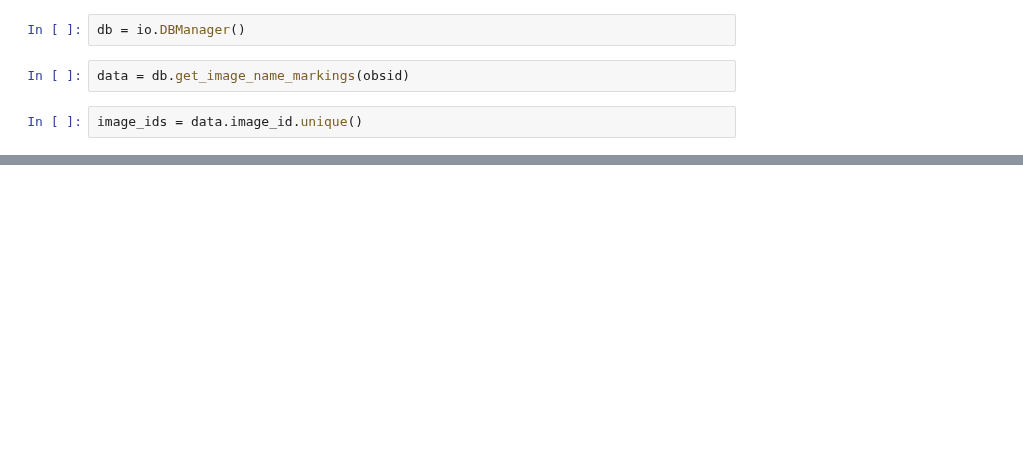
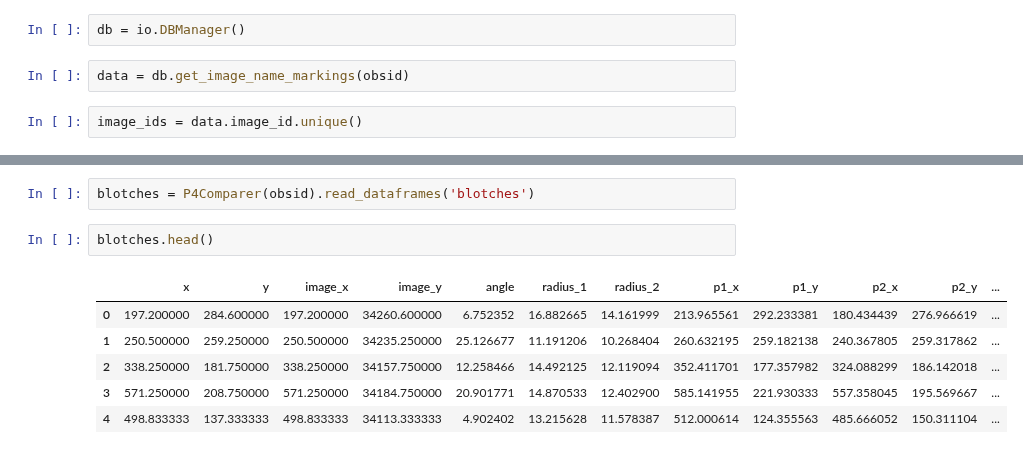
Before and after one commit to michaelaye/planet4, a Jupyter notebook: notebooks/Overlap issue GH45.ipynb, the cells around one changed output, grey strips where cells are left out. Cells and saved outputs as stored; diff of their text form; blank space fills up the shorter version.

```diff
--- a/notebooks/Overlap issue GH45.ipynb
+++ b/notebooks/Overlap issue GH45.ipynb
@@ -73,0 +182,11 @@ p4id.plot_all()
+# %%
+blotches = P4Comparer(obsid).read_dataframes('blotches')
+# %%
+blotches.head()
+# %% [output]
+|  | x | y | image_x | image_y | angle | radius_1 | radius_2 | p1_x | p1_y | p2_x | p2_y | ... |
+| 0 | 197.200000 | 284.600000 | 197.200000 | 34260.600000 | 6.752352 | 16.882665 | 14.161999 | 213.965561 | 292.233381 | 180.434439 | 276.966619 | ... |
+| 1 | 250.500000 | 259.250000 | 250.500000 | 34235.250000 | 25.126677 | 11.191206 | 10.268404 | 260.632195 | 259.182138 | 240.367805 | 259.317862 | ... |
+| 2 | 338.250000 | 181.750000 | 338.250000 | 34157.750000 | 12.258466 | 14.492125 | 12.119094 | 352.411701 | 177.357982 | 324.088299 | 186.142018 | ... |
+| 3 | 571.250000 | 208.750000 | 571.250000 | 34184.750000 | 20.901771 | 14.870533 | 12.402900 | 585.141955 | 221.930333 | 557.358045 | 195.569667 | ... |
+| 4 | 498.833333 | 137.333333 | 498.833333 | 34113.333333 | 4.902402 | 13.215628 | 11.578387 | 512.000614 | 124.355563 | 485.666052 | 150.311104 | ... |
```
Also changed, not shown: parts of 38 cells of this notebook, 1 other file.
